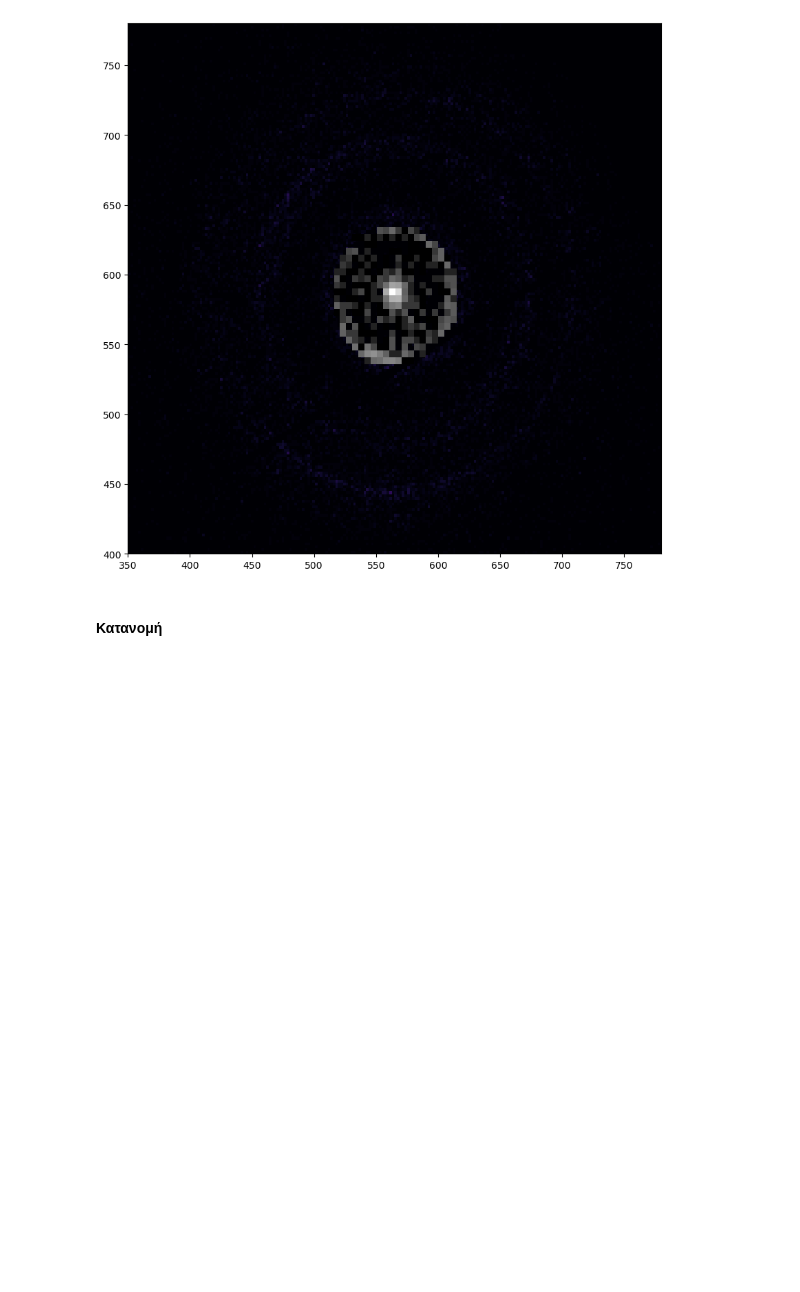
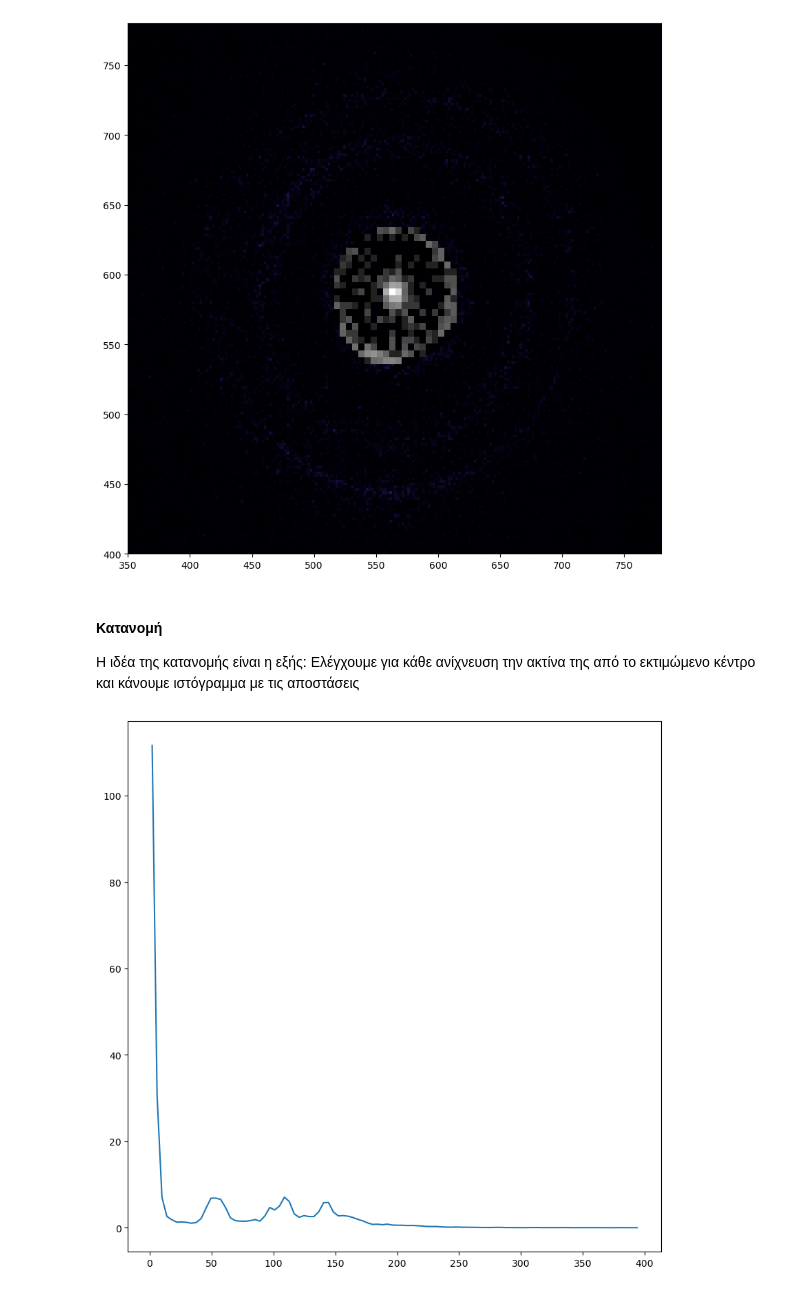
Before and after one commit to xmamalou/astrolab-team-exercise, a Jupyter notebook: thing.ipynb, the cells around one changed output. Drawn from its saved outputs; the diff is of its cells as text; code cells hidden in the pictures; blank space fills up the shorter version.

Commit message:
Προσθήκη μεθόδων κατανομής

```diff
--- a/thing.ipynb
+++ b/thing.ipynb
@@ -32,14 +38,14 @@ class Circle:
 # %% [markdown]
 #### Δεδομένα φωτογραφιών
 # %%
-event_path = "events/"
+work_directory = "I:/Source/Code/lab-team/" # για κάποιον λόγο τίθεται η ενεργός διαδρομή στον φάκελο του VSCode παρά τον φάκελο του αποθετηρίου, να το αλλάξετε αυτό ανά περίπτωση
+event_path = os.path.join(work_directory, "events/")
 
 event_files = [os.path.join(event_path, f) for f in os.listdir(event_path) if f.endswith(".evt.gz")]
 event_number = len(event_files)
 #source_fits_file = "source_data.fits.gz"
 
 events = [pyfits.open(event_file) for event_file in event_files]
-event_headers = [event[1].header for event in events]
 # %% [markdown]
 #### Ταξινόμηση φωτογραφιών χρονολογικά
 # %%
@@ -99,5 +108,23 @@ plt.ylim(source_y_limits.x, source_y_limits.y)
 plt.show()
 # %% [output]
 [figure]
-# %% [markdown]
-#### Κατανομή
+# %% [markdown]
+#### Κατανομή
+Η ιδέα της κατανομής είναι η εξής:
+Ελέγχουμε για κάθε ανίχνευση την ακτίνα της από το εκτιμώμενο κέντρο και κάνουμε ιστόγραμμα με τις αποστάσεις
+# %%
+def get_distances_of_detections(data, origin_point = origin):
+    x_coords = data['X']
+    y_coords = data['Y']
+    return np.array([get_distance(Point(x, y), origin_point) for x, y in zip(x_coords, y_coords)])
+# %%
+distances = get_distances_of_detections(source_data, source_origin)
+
+plt.close('all')
+hist, bins = np.histogram(distances, bins=100)
+hist_mean = (1/2)*(bins[1:] + bins[:-1])
+plt.figure(1,figsize=(10,10))
+plt.plot(hist_mean, hist/hist_mean)
+plt.show()
+# %% [output]
+[figure, added]
```
Also changed, not shown: parts of 8 cells of this notebook.
